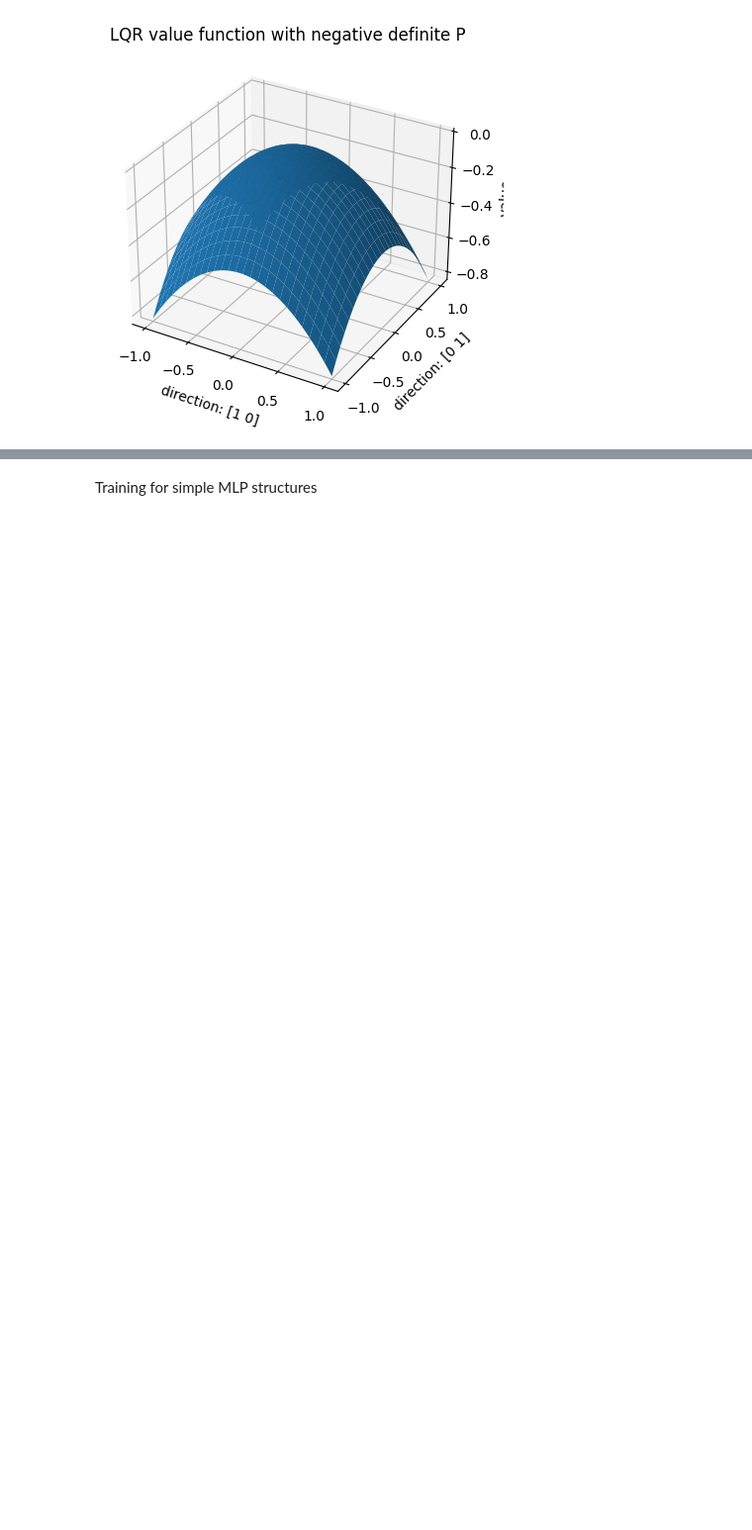
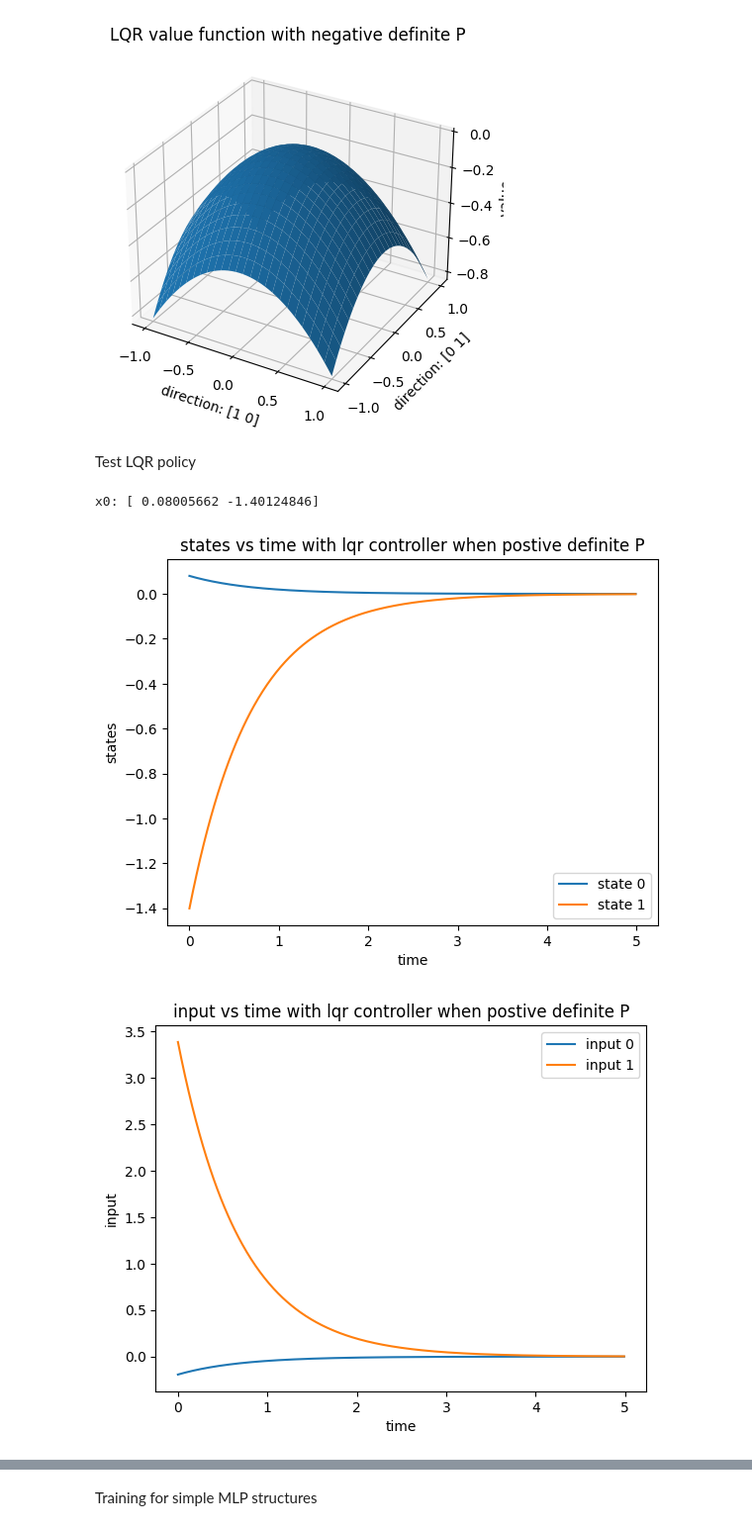
Before and after one commit to HaoxiangYou/Q_Learning_with_HJB, a Jupyter notebook: examples/nonpostive-definite-neural-structures.ipynb, the cells around one changed output, grey strips where cells are left out. Shown: that part at 99% size. Cells and saved outputs as stored; diff of their text form; code cells hidden in the pictures; blank space fills up the shorter version.

```diff
--- a/examples/nonpostive-definite-neural-structures.ipynb
+++ b/examples/nonpostive-definite-neural-structures.ipynb
@@ -187,3 +198,42 @@ visualize_lqr_value_landscope(np.eye(2) * (1-2**0.5), x_direction=x_direction, y
 # %% [output]
 [figure]
 [figure]
+# %% [markdown]
+Test LQR policy
+# %%
+def test_lqr_policy(x0, P, T=5, title_extra=""):
+    xs = [x0]
+    us = []
+    ts = np.arange(0, T, dt)
+    for t in ts:
+        us.append(-R_inv @ B.T @ P @ xs[-1])
+        xs.append(dynamics_step(xs[-1], us[-1]))
+
+    xs = np.array(xs)
+    us = np.array(us)
+
+    plt.figure()
+    for i in range(state_dim):
+        plt.plot(ts, xs[:-1, i], label=f"state {i}")
+    plt.legend()
+    plt.xlabel("time")
+    plt.ylabel("states")
+    plt.title("states vs time with lqr controller" + title_extra)
+
+    plt.figure()
+    for i in range(u_dim):
+        plt.plot(ts, us[:, i], label=f"input {i}")
+    plt.legend()
+    plt.xlabel("time")
+    plt.ylabel("input")
+    plt.title("input vs time with lqr controller" + title_extra)
+
+x0 = np.random.randn(state_dim)
+print("x0:", x0)
+
+test_lqr_policy(x0, P, title_extra=" when postive definite P")
+test_lqr_policy(x0, np.eye(2) * (1-2**0.5), title_extra=" when negative definite P")
+# %% [output]
+x0: [ 0.08005662 -1.40124846]
+[figure, added]
+[figure, added]
```
Also changed, not shown: parts of 11 cells of this notebook.
